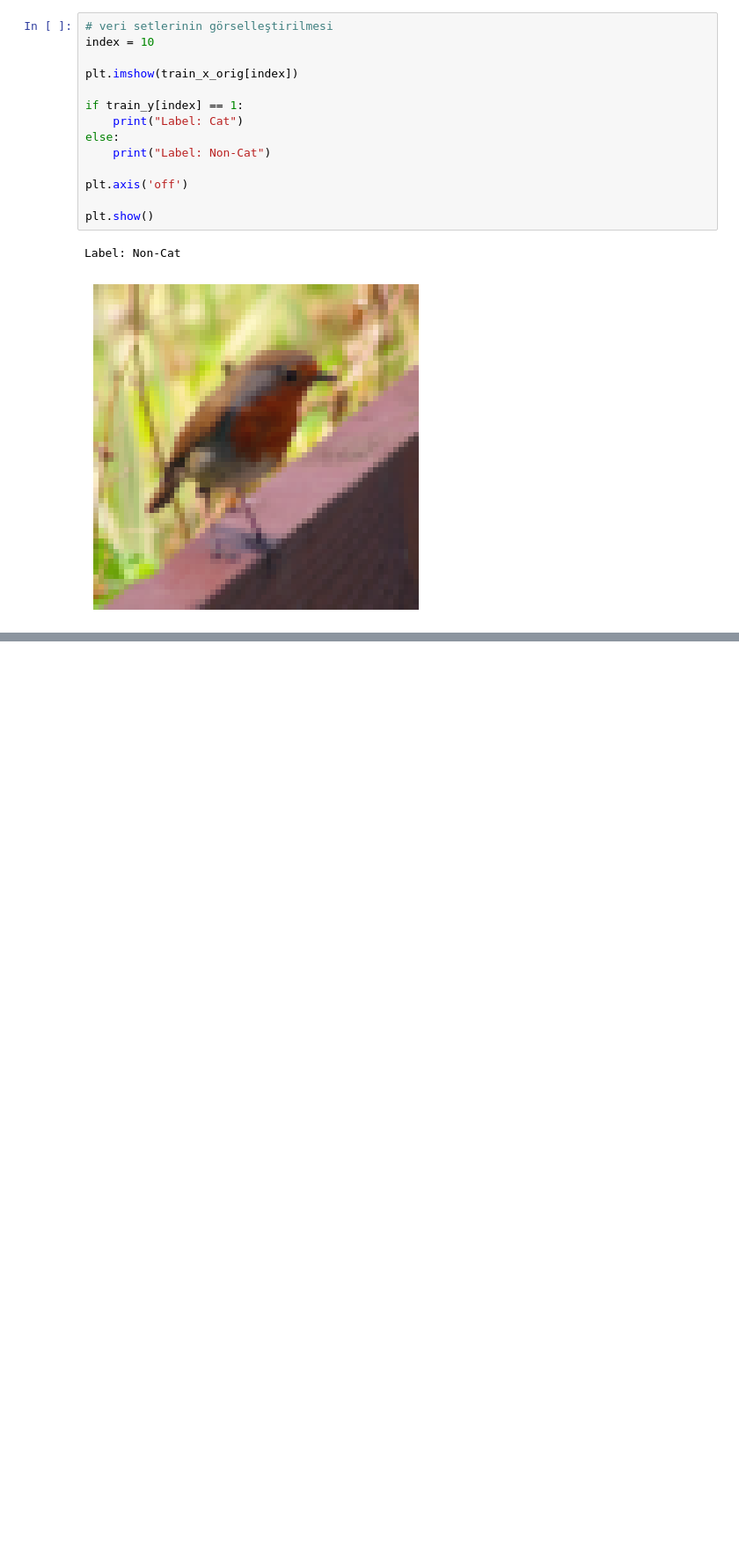
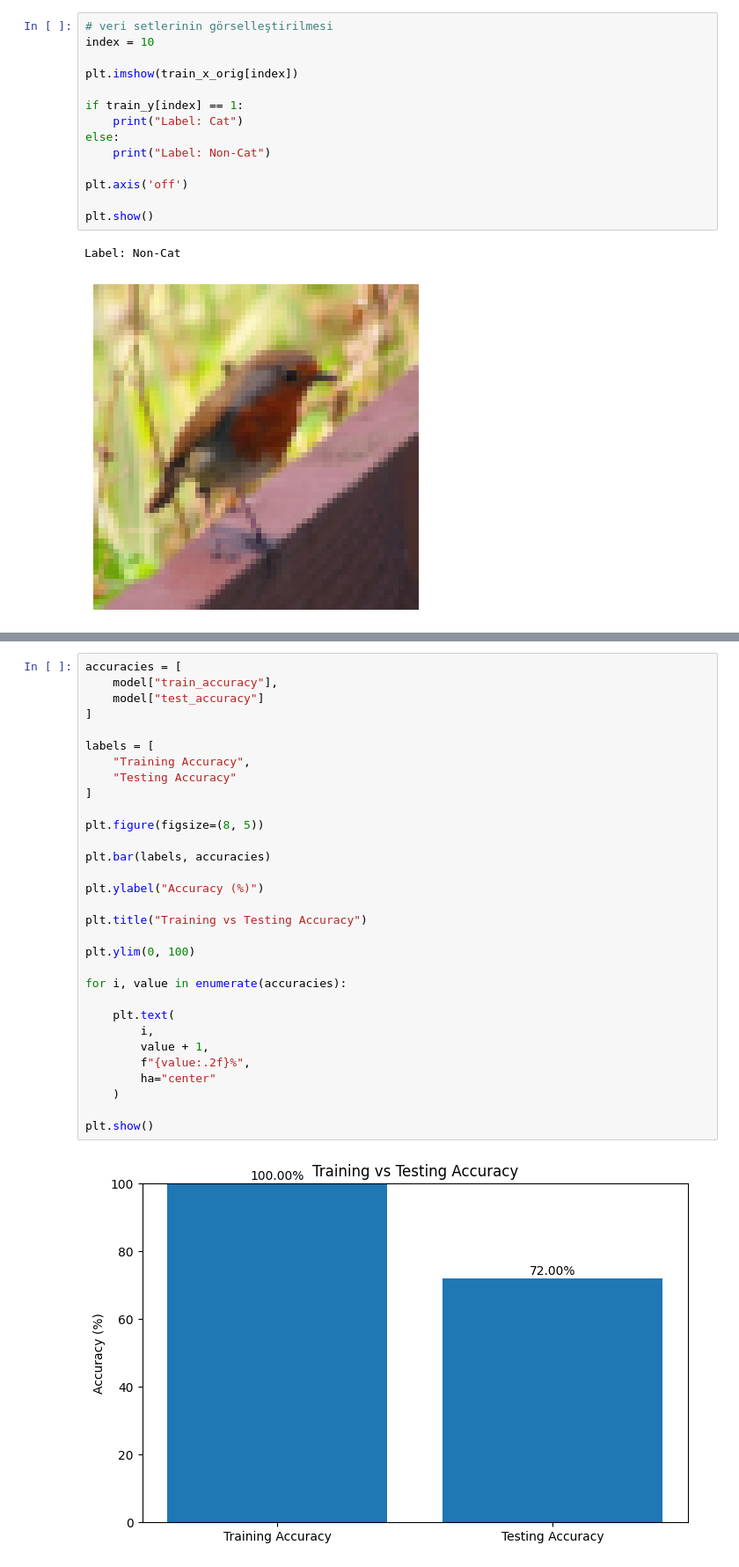
Before and after one commit to sharakhaplan/Perceptron-Cat-Classifier, a Jupyter notebook: CatPerceptron_FromScratch.ipynb, the cells around one changed output, grey strips where cells are left out. Shown at 88% size. Drawn from its saved outputs; the diff is of its cells as text; blank space fills up the shorter version.

```diff
--- a/CatPerceptron_FromScratch.ipynb
+++ b/CatPerceptron_FromScratch.ipynb
@@ -98,0 +381,33 @@ Label: Non-Cat
+# %%
+accuracies = [
+    model["train_accuracy"],
+    model["test_accuracy"]
+]
+
+labels = [
+    "Training Accuracy",
+    "Testing Accuracy"
+]
+
+plt.figure(figsize=(8, 5))
+
+plt.bar(labels, accuracies)
+
+plt.ylabel("Accuracy (%)")
+
+plt.title("Training vs Testing Accuracy")
+
+plt.ylim(0, 100)
+
+for i, value in enumerate(accuracies):
+
+    plt.text(
+        i,
+        value + 1,
+        f"{value:.2f}%",
+        ha="center"
+    )
+
+plt.show()
+# %% [output]
+[figure, added]
```
Also changed, not shown: parts of 17 cells of this notebook.
